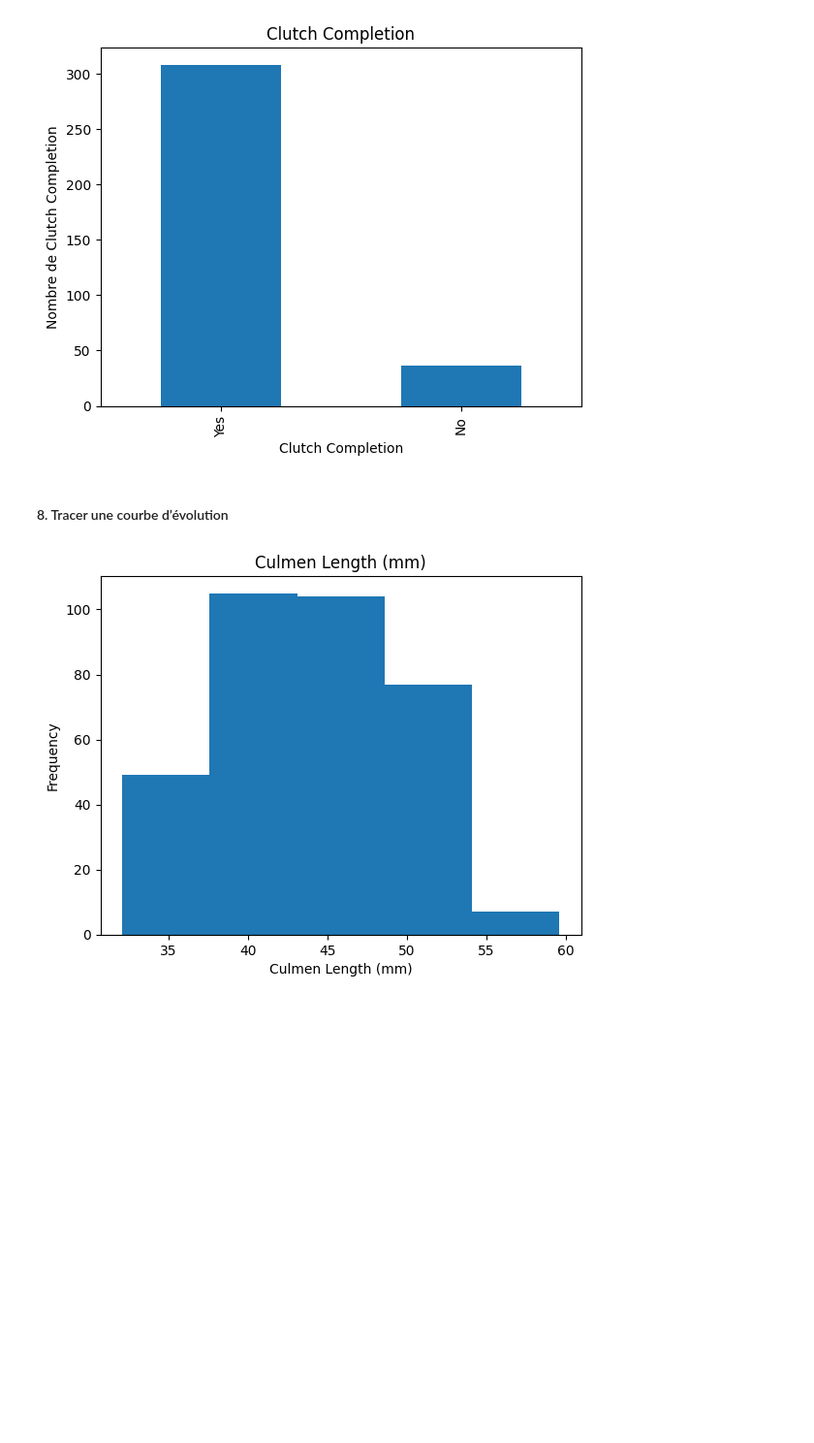
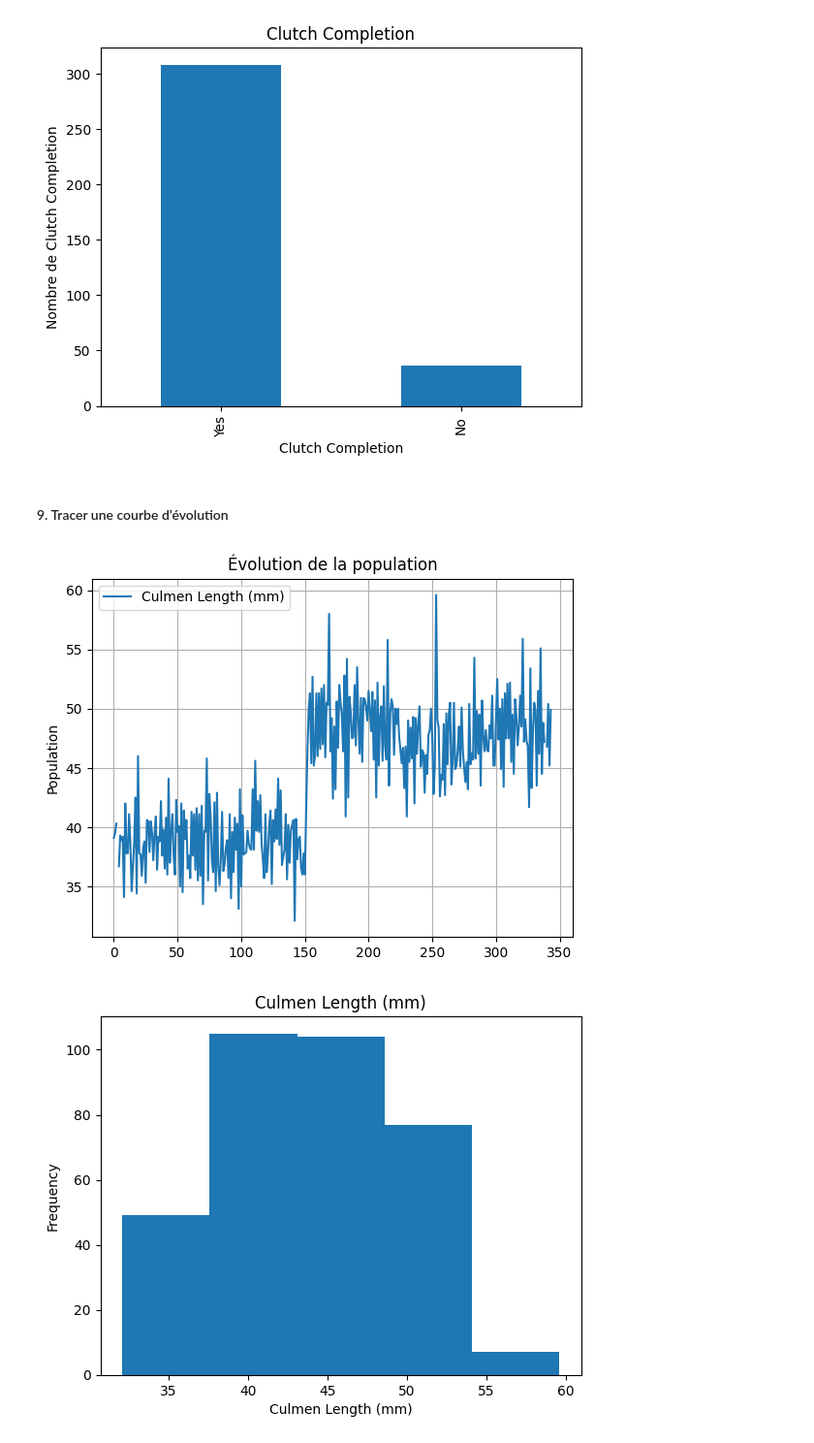
Before and after one commit to openDataSenegal/Open-Learning-Data-Science, a Jupyter notebook: Python/ExplorationManipulationDonnesTabulairesNumpyPandas.ipynb, the cells around one changed output. Shown at 97% size. Drawn from its saved outputs; the diff is of its cells as text; code cells hidden in the pictures; blank space fills up the shorter version.

```diff
--- a/Python/ExplorationManipulationDonnesTabulairesNumpyPandas.ipynb
+++ b/Python/ExplorationManipulationDonnesTabulairesNumpyPandas.ipynb
@@ -192,12 +392,14 @@ plt.show()
 # %% [output]
 [figure]
 # %% [markdown]
-#### 8. Tracer une courbe d’évolution
+#### 9. Tracer une courbe d’évolution
 # %%
-df.plot(x="Année", y="Population", kind="line", title="Évolution de la population")
+df.plot(y="Culmen Length (mm)", kind="line", title="Évolution de la population")
 plt.ylabel("Population")
 plt.grid(True)
 plt.show()
+# %% [output]
+[figure, added]
 # %%
 df["Culmen Length (mm)"].plot(kind="hist", bins=5, title="Culmen Length (mm)")
 plt.xlabel("Culmen Length (mm)")
```
Also changed, not shown: parts of 33 cells of this notebook.
